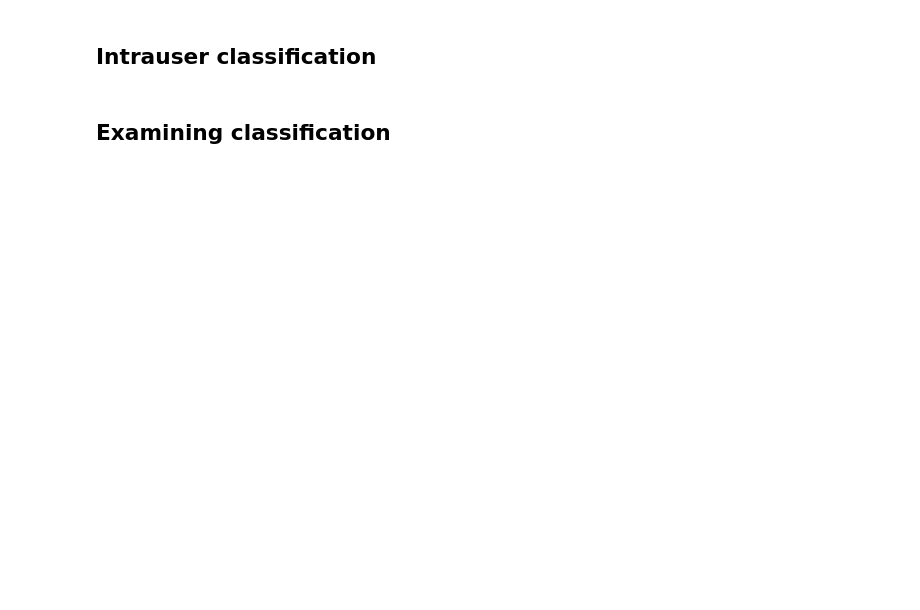
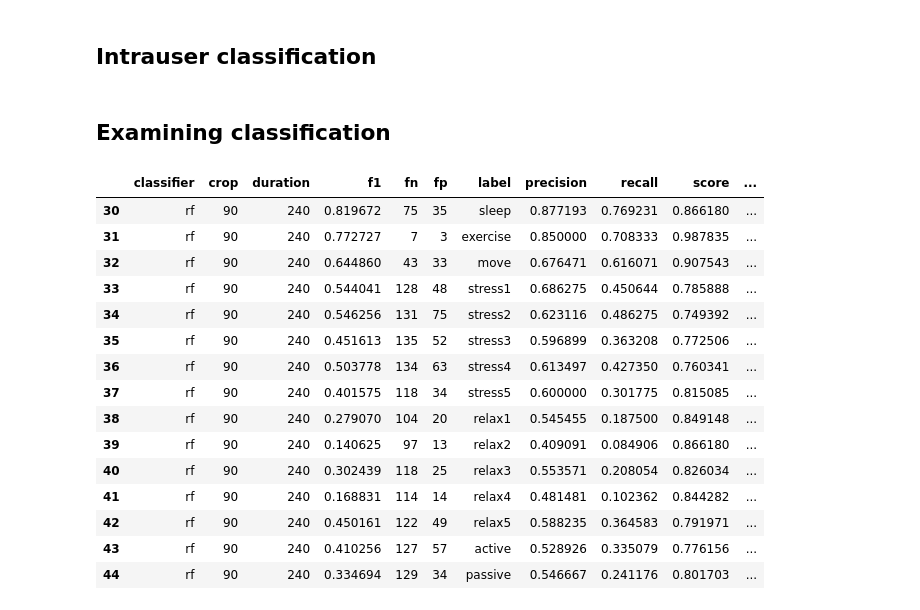
Before and after one commit to jucc/HeRV_analysis, a Jupyter notebook: pipeline/class_encoded.ipynb, the cells around one changed output. Cells and saved outputs as stored; diff of their text form; code cells hidden in the pictures; blank space fills up the shorter version.

```diff
--- a/pipeline/class_encoded.ipynb
+++ b/pipeline/class_encoded.ipynb
@@ -64,6 +103,23 @@ dfull.to_excel(path + '\\results.xlsx')
 # %%
 dfa = pd.read_excel(path + '\\results.xlsx')
 # %%
-dview = dfull.loc[(dfi['classifier'] == 'rf') & (dfi['crop'] == 90) & (dfi['duration']==240)]
+dview = dfi.loc[(dfi['classifier'] == 'rf') & (dfi['crop'] == 90) &(dfi['duration']==240)]
 dview
+# %% [output]
+|  | classifier | crop | duration | f1 | fn | fp | label | precision | recall | score | ... |
+| 30 | rf | 90 | 240 | 0.819672 | 75 | 35 | sleep | 0.877193 | 0.769231 | 0.866180 | ... |
+| 31 | rf | 90 | 240 | 0.772727 | 7 | 3 | exercise | 0.850000 | 0.708333 | 0.987835 | ... |
+| 32 | rf | 90 | 240 | 0.644860 | 43 | 33 | move | 0.676471 | 0.616071 | 0.907543 | ... |
+| 33 | rf | 90 | 240 | 0.544041 | 128 | 48 | stress1 | 0.686275 | 0.450644 | 0.785888 | ... |
+| 34 | rf | 90 | 240 | 0.546256 | 131 | 75 | stress2 | 0.623116 | 0.486275 | 0.749392 | ... |
+| 35 | rf | 90 | 240 | 0.451613 | 135 | 52 | stress3 | 0.596899 | 0.363208 | 0.772506 | ... |
+| 36 | rf | 90 | 240 | 0.503778 | 134 | 63 | stress4 | 0.613497 | 0.427350 | 0.760341 | ... |
+| 37 | rf | 90 | 240 | 0.401575 | 118 | 34 | stress5 | 0.600000 | 0.301775 | 0.815085 | ... |
+| 38 | rf | 90 | 240 | 0.279070 | 104 | 20 | relax1 | 0.545455 | 0.187500 | 0.849148 | ... |
+| 39 | rf | 90 | 240 | 0.140625 | 97 | 13 | relax2 | 0.409091 | 0.084906 | 0.866180 | ... |
+| 40 | rf | 90 | 240 | 0.302439 | 118 | 25 | relax3 | 0.553571 | 0.208054 | 0.826034 | ... |
+| 41 | rf | 90 | 240 | 0.168831 | 114 | 14 | relax4 | 0.481481 | 0.102362 | 0.844282 | ... |
+| 42 | rf | 90 | 240 | 0.450161 | 122 | 49 | relax5 | 0.588235 | 0.364583 | 0.791971 | ... |
+| 43 | rf | 90 | 240 | 0.410256 | 127 | 57 | active | 0.528926 | 0.335079 | 0.776156 | ... |
+| 44 | rf | 90 | 240 | 0.334694 | 129 | 34 | passive | 0.546667 | 0.241176 | 0.801703 | ... |
 # %%
```
Also changed, not shown: parts of 7 cells of this notebook, 5 other files.
